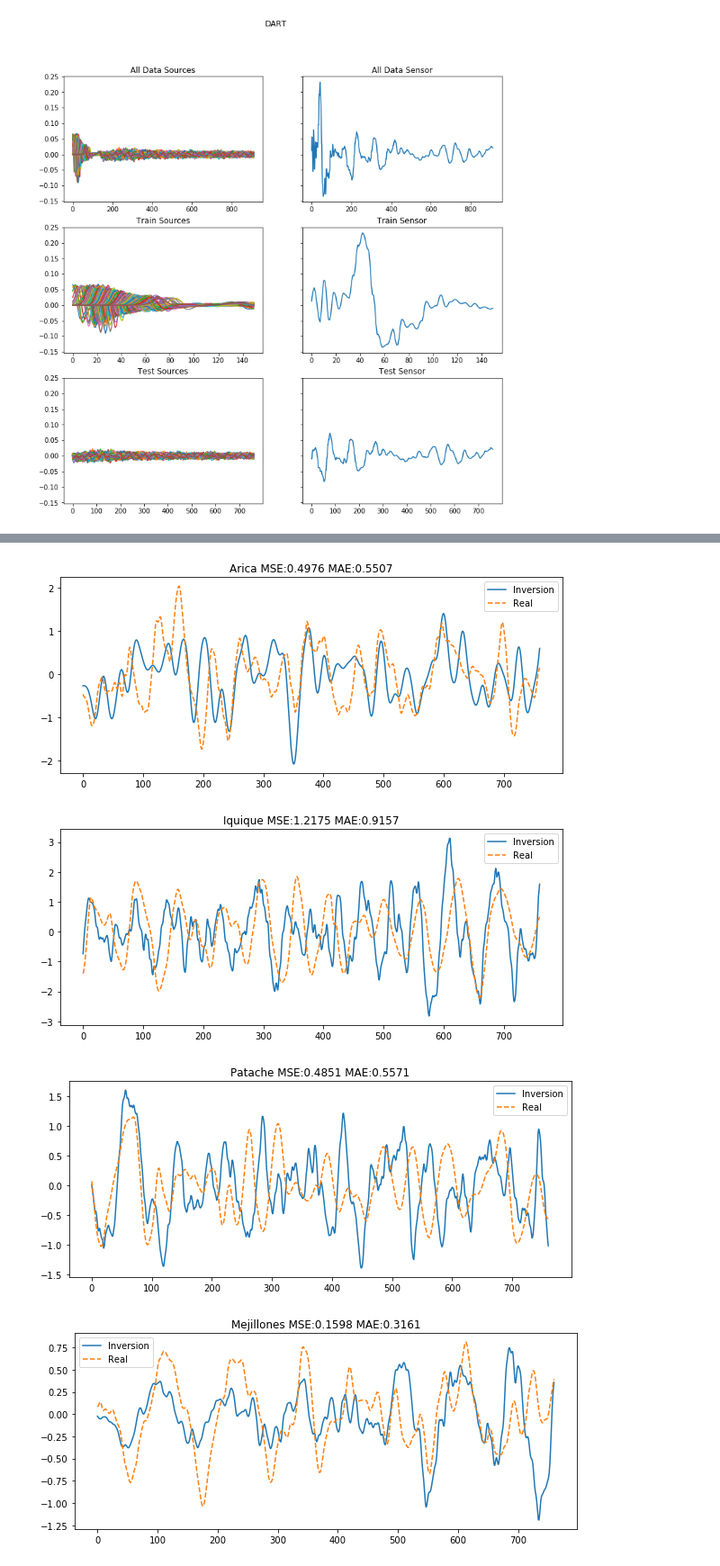
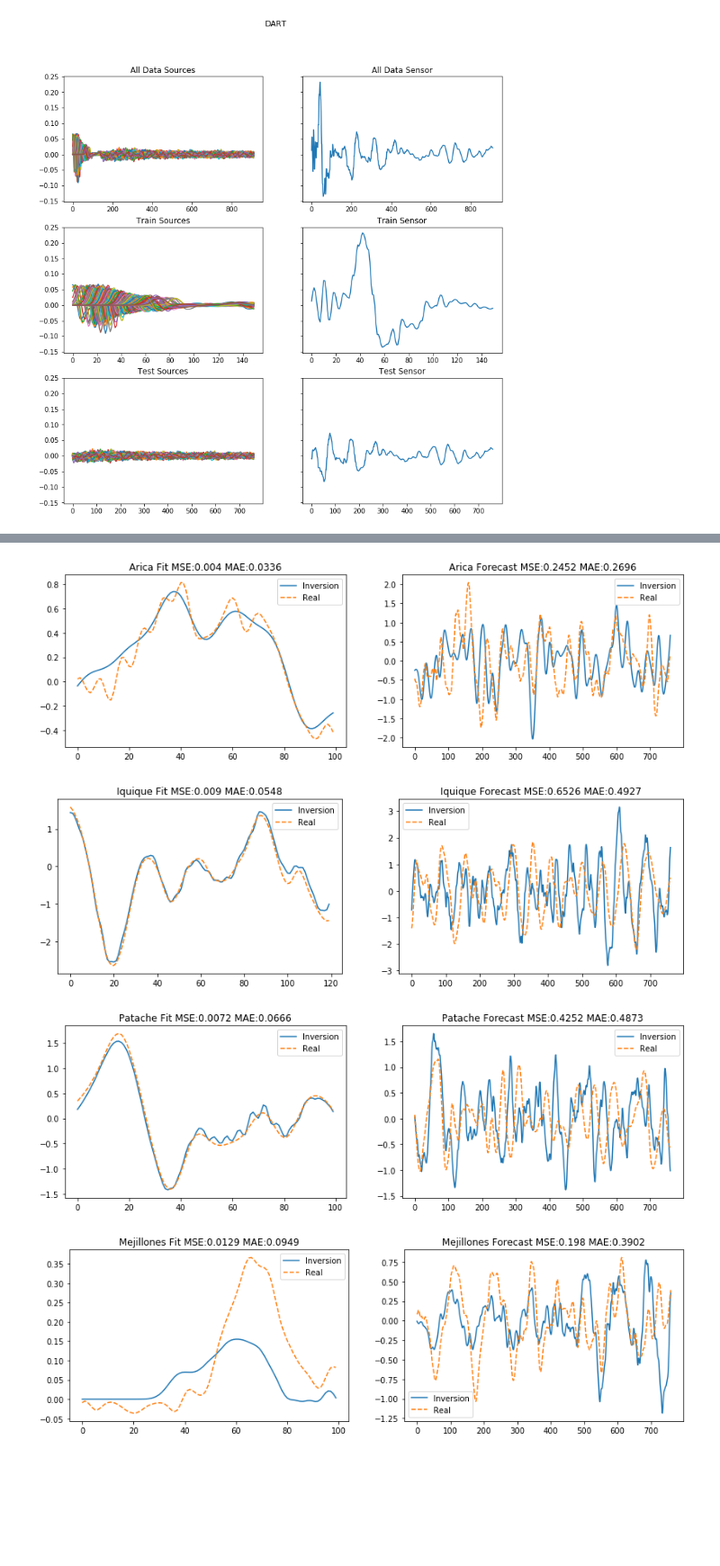
Before and after one commit to cvalenzu/ELM-Tsunami-inversion, a Jupyter notebook: Ridge Inversion.ipynb, the cells around one changed output, grey strips where cells are left out. Shown: that part at 90% size. Cells and saved outputs as stored; diff of their text form; code cells hidden in the pictures; blank space fills up the shorter version.

```diff
--- a/Ridge Inversion.ipynb
+++ b/Ridge Inversion.ipynb
@@ -49,15 +75,17 @@ inversion_time = 50 #
 # %%
-#Stacking all sensor data
+#Stacking all sensor data used to create the linear system
 AA = []
 bb = []
 
 AA_test = []
 bb_test = []
+AA_train = []
+bb_train = []
 
 for A_i,b_i,title,toffset in zip(As,bs,sensors,time_offset):
-
     #Getting inversion time
     start = toffset
+    #### Why is the inversion time * 4??
     end = inversion_time*4
     #Separating train with test
     AA.append(A_i[start:end])
@@ -65,6 +93,8 @@ for A_i,b_i,title,toffset in zip(As,bs,sensors,time_offset):
 
     AA_test.append(A_i[end:])
     bb_test.append(b_i[end:])
+    AA_train.append(A_i[start:end])
+    bb_train.append(b_i[start:end])
 
     #Plotting figures
     fig,axes = plt.subplots(3,2,figsize=(12,12),sharey=True)
@@ -97,5 +134,5 @@ bb = np.vstack(bb)
 # %%
 #Calculating least square solution
-reg = Ridge()
+reg = Ridge(alpha=1,fit_intercept=False)
 reg.fit(AA,bb)
 # %% [output]
@@ -112,18 +151,26 @@ plt.colorbar()
 # %%
 #Plotting solutions with rigde regression
-for A_test_i, b_test_i,title in zip(AA_test,bb_test,sensors):
+for A_train_i, b_train_i,A_test_i, b_test_i,title in zip(AA_train,bb_train,AA_test,bb_test,sensors):
     b_pred = reg.predict(A_test_i)
-    MSE = round(metrics.mean_squared_error(b_test_i,b_pred),4)
-    MAE = round(metrics.mean_absolute_error(b_test_i,b_pred),4)
+    b_pred_train = reg.predict(A_train_i)
+    MSE = round(metrics.mean_squared_error(b_test_i,b_pred)/np.max(b_test_i),4)
+    MAE = round(metrics.mean_absolute_error(b_test_i,b_pred)/np.max(b_test_i),4)
+    MSE_train = round(metrics.mean_squared_error(b_train_i,b_pred_train)/np.max(b_test_i),4)
+    MAE_train = round(metrics.mean_absolute_error(b_train_i,b_pred_train)/np.max(b_test_i),4)
 
-    plt.figure(figsize=(10,4))
-    plt.title("{} MSE:{} MAE:{}".format(title,MSE, MAE))
-    plt.plot(b_pred,label="Inversion")
-    plt.plot(b_test_i[:,0],"--",label="Real")
-    plt.legend()
+
+    fig,axes = plt.subplots(1,2,figsize=(14,4))
+    axes[0].set_title("{} Fit MSE:{} MAE:{}".format(title,MSE_train, MAE_train))
+    axes[0].plot(b_pred_train,label="Inversion")
+    axes[0].plot(b_train_i[:,0],"--",label="Real")
+    axes[0].legend()
+    axes[1].set_title("{} Forecast MSE:{} MAE:{}".format(title,MSE, MAE))
+    axes[1].plot(b_pred,label="Inversion")
+    axes[1].plot(b_test_i[:,0],"--",label="Real")
+    axes[1].legend()
     plt.show()
 # %% [output]
-[figure, old version]
+[figure, new version]
-[figure, old version]
+[figure, new version]
-[figure, old version]
+[figure, new version]
-[figure, old version]
+[figure, new version]
```
Also changed, not shown: parts of 9 cells of this notebook, 1 other file.
